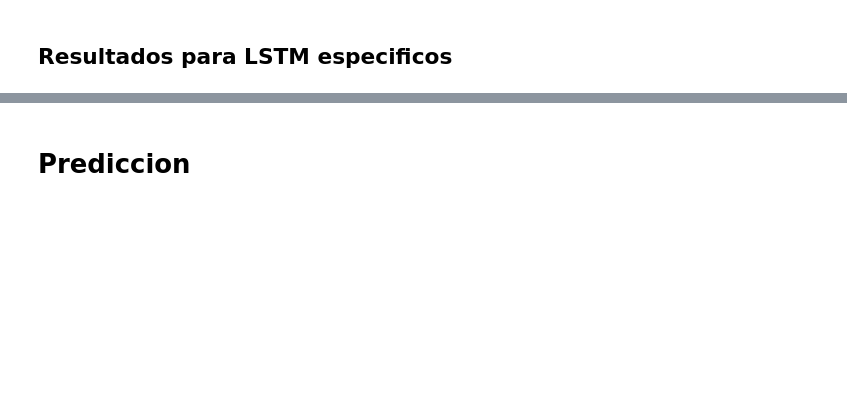
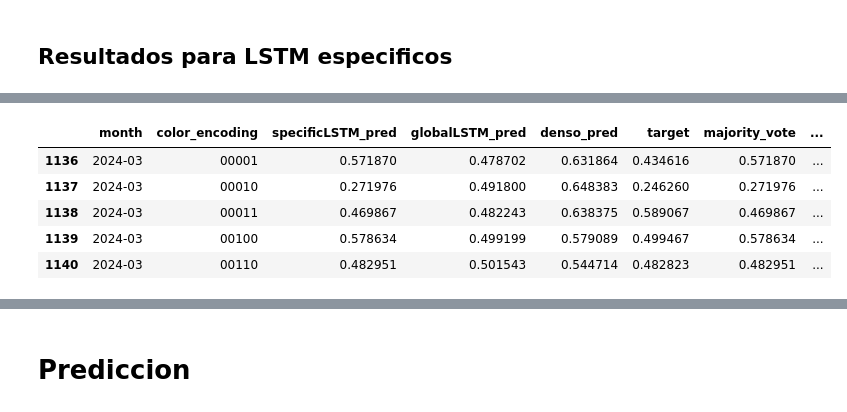
Before and after one commit to adrianfulla/MTG-Pioneer_LSTM, a Jupyter notebook: mtg-pioneer-lstm copy.ipynb, the cells around one changed output, grey strips where cells are left out. Drawn from its saved outputs; the diff is of its cells as text; code cells hidden in the pictures; blank space fills up the shorter version.

```diff
--- a/mtg-pioneer-lstm copy.ipynb
+++ b/mtg-pioneer-lstm copy.ipynb
@@ -778,0 +999,9 @@ ValueError: Must have equal len keys and value when setting with an iterable
+# %%
+final_val_predictions.head()
+# %% [output]
+|  | month | color_encoding | specificLSTM_pred | globalLSTM_pred | denso_pred | target | majority_vote | ... |
+| 1136 | 2024-03 | 00001 | 0.571870 | 0.478702 | 0.631864 | 0.434616 | 0.571870 | ... |
+| 1137 | 2024-03 | 00010 | 0.271976 | 0.491800 | 0.648383 | 0.246260 | 0.271976 | ... |
+| 1138 | 2024-03 | 00011 | 0.469867 | 0.482243 | 0.638375 | 0.589067 | 0.469867 | ... |
+| 1139 | 2024-03 | 00100 | 0.578634 | 0.499199 | 0.579089 | 0.499467 | 0.578634 | ... |
+| 1140 | 2024-03 | 00110 | 0.482951 | 0.501543 | 0.544714 | 0.482823 | 0.482951 | ... |
```
Also changed, not shown: parts of 25 cells of this notebook.
